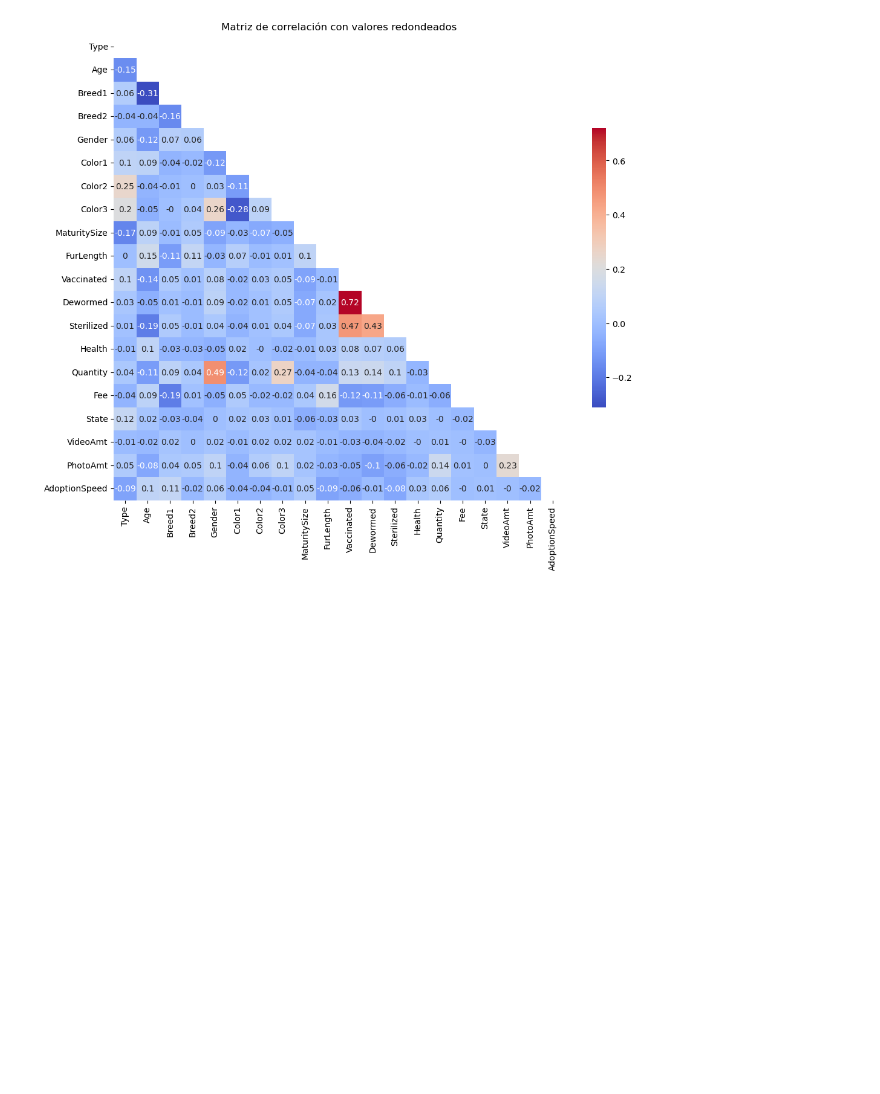
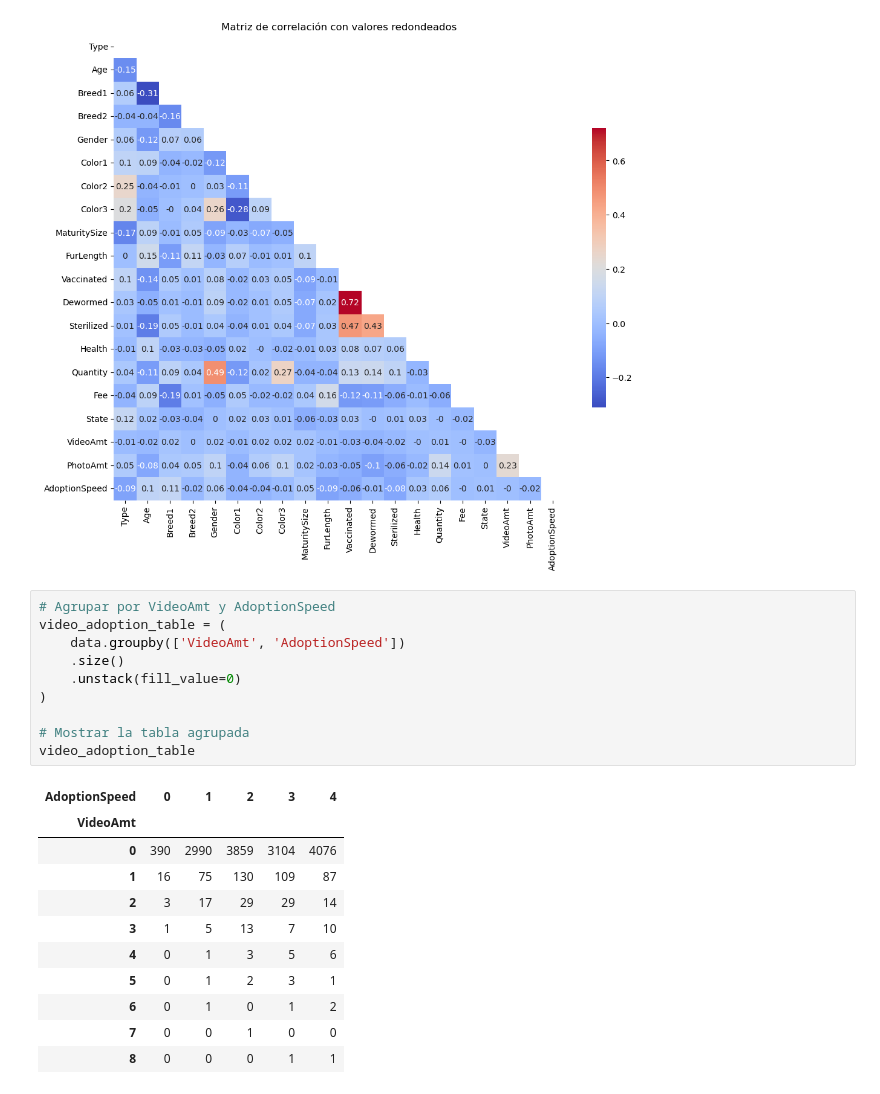
Before and after one commit to AraneoA/UA_MDM_Labo2, a Jupyter notebook: notebooks/preprocessing/analisis_procesm_nulls.ipynb, the cells around one changed output. Drawn from its saved outputs; the diff is of its cells as text; blank space fills up the shorter version.

```diff
--- a/notebooks/preprocessing/analisis_procesm_nulls.ipynb
+++ b/notebooks/preprocessing/analisis_procesm_nulls.ipynb
@@ -177,3 +177,25 @@ plt.title("Matriz de correlación con valores redondeados")
 plt.show()
 # %% [output]
 [figure]
+# %%
+# Agrupar por VideoAmt y AdoptionSpeed
+video_adoption_table = (
+    data.groupby(['VideoAmt', 'AdoptionSpeed'])
+    .size()
+    .unstack(fill_value=0)
+)
+
+# Mostrar la tabla agrupada
+video_adoption_table
+# %% [output]
+| AdoptionSpeed | 0 | 1 | 2 | 3 | 4 |
+| VideoAmt |  |  |  |  |  |
+| 0 | 390 | 2990 | 3859 | 3104 | 4076 |
+| 1 | 16 | 75 | 130 | 109 | 87 |
+| 2 | 3 | 17 | 29 | 29 | 14 |
+| 3 | 1 | 5 | 13 | 7 | 10 |
+| 4 | 0 | 1 | 3 | 5 | 6 |
+| 5 | 0 | 1 | 2 | 3 | 1 |
+| 6 | 0 | 1 | 0 | 1 | 2 |
+| 7 | 0 | 0 | 1 | 0 | 0 |
+| 8 | 0 | 0 | 0 | 1 | 1 |
```
Also changed, not shown: parts of 4 cells of this notebook.
